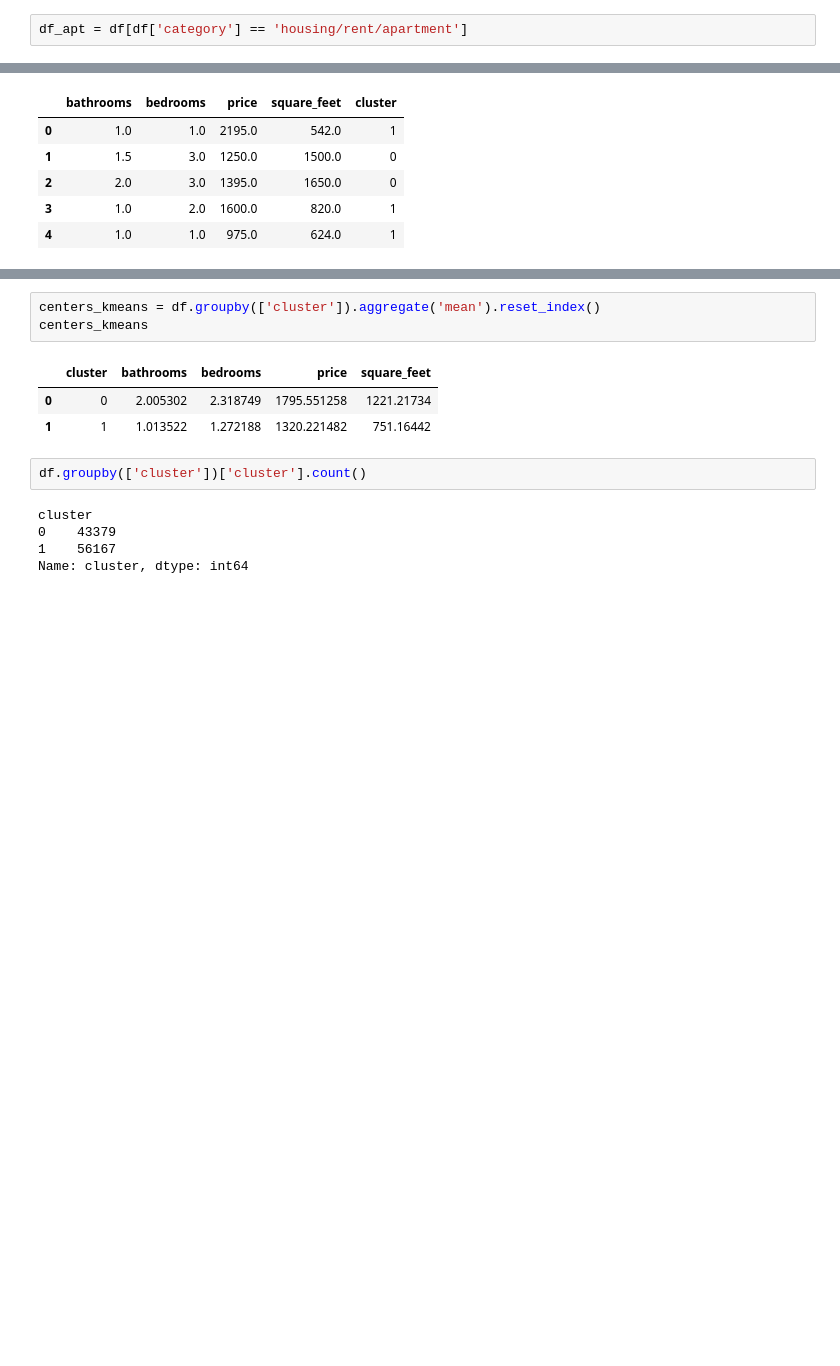
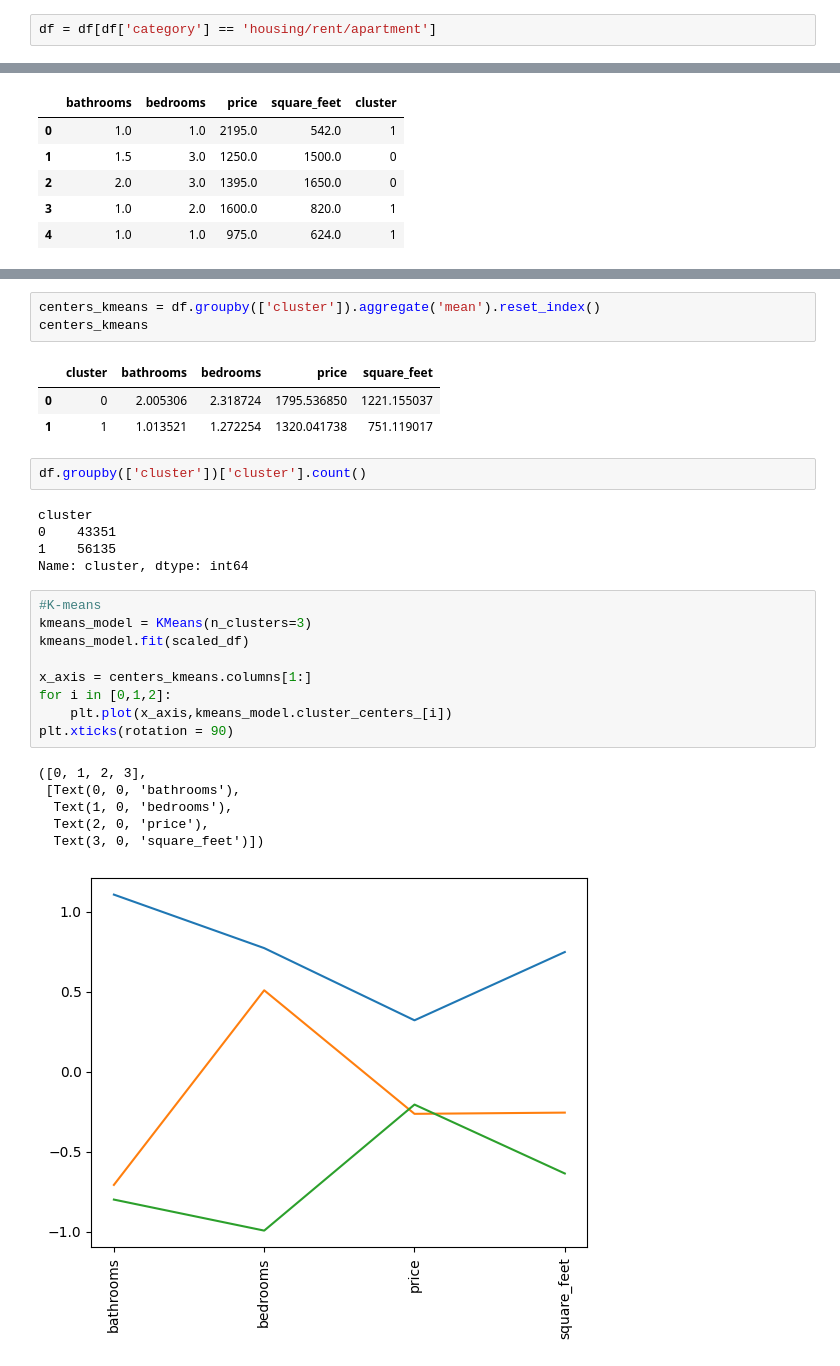
Before and after one commit to hdiazf/machine_learning_2, a Jupyter notebook: notebook/Tarea1_K-Means.ipynb, the cells around one changed output, grey strips where cells are left out. Drawn from its saved outputs; the diff is of its cells as text; blank space fills up the shorter version.

```diff
--- a/notebook/Tarea1_K-Means.ipynb
+++ b/notebook/Tarea1_K-Means.ipynb
@@ -134,7 +135,7 @@ array(['housing/rent/apartment', 'housing/rent/home',
        'housing/rent/other', 'housing/rent/commercial/retail'],
       dtype=object)
 # %%
-df_apt = df[df['category'] == 'housing/rent/apartment']
+df = df[df['category'] == 'housing/rent/apartment']
 # %%
 df.count()
 # %% [output]
@@ -406,12 +367,28 @@ centers_kmeans = df.groupby(['cluster']).aggregate('mean').reset_index()
 centers_kmeans
 # %% [output]
 |  | cluster | bathrooms | bedrooms | price | square_feet |
-| 0 | 0 | 2.005302 | 2.318749 | 1795.551258 | 1221.21734 |
-| 1 | 1 | 1.013522 | 1.272188 | 1320.221482 | 751.16442 |
+| 0 | 0 | 2.005306 | 2.318724 | 1795.536850 | 1221.155037 |
+| 1 | 1 | 1.013521 | 1.272254 | 1320.041738 | 751.119017 |
 # %%
 df.groupby(['cluster'])['cluster'].count()
 # %% [output]
 cluster
-0    43379
-1    56167
+0    43351
+1    56135
 Name: cluster, dtype: int64
+# %%
+#K-means
+kmeans_model = KMeans(n_clusters=3)
+kmeans_model.fit(scaled_df)
+
+x_axis = centers_kmeans.columns[1:]
+for i in [0,1,2]:
+    plt.plot(x_axis,kmeans_model.cluster_centers_[i])
+plt.xticks(rotation = 90)
+# %% [output]
+([0, 1, 2, 3],
+ [Text(0, 0, 'bathrooms'),
+  Text(1, 0, 'bedrooms'),
+  Text(2, 0, 'price'),
+  Text(3, 0, 'square_feet')])
+[figure, added]
```
Also changed, not shown: parts of 20 cells of this notebook.
